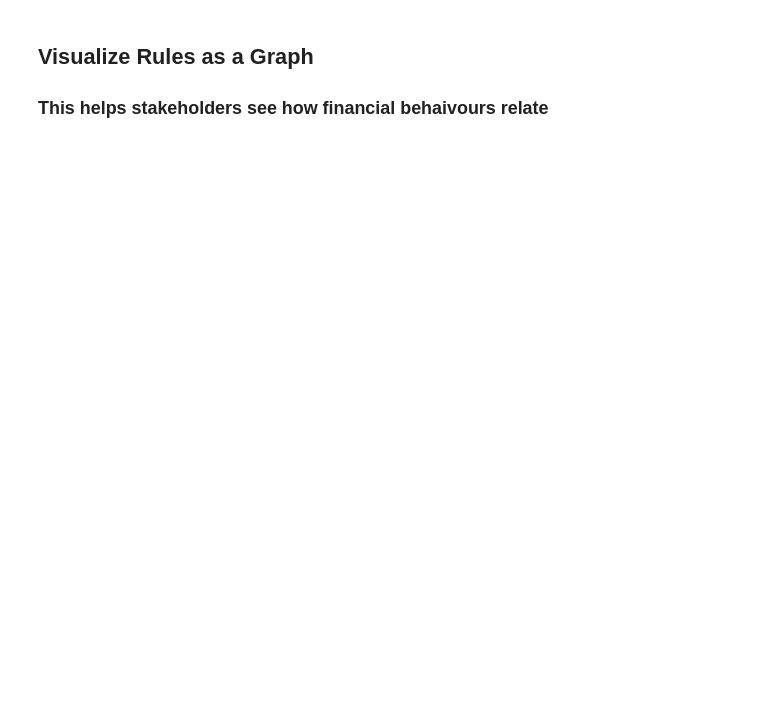
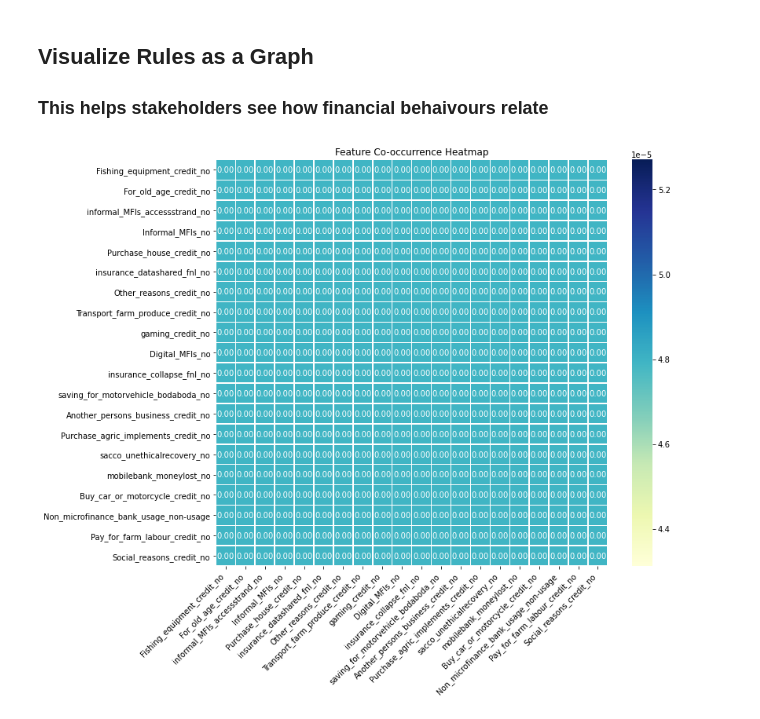
Before and after one commit to RonnyMuthomi/investment_recommender_system, a Jupyter notebook: austin_modelling.ipynb, the cells around one changed output. Saved outputs shown, nothing was run; the diff lists cells and outputs as text; code cells hidden in the pictures; blank space fills up the shorter version.

```diff
--- a/austin_modelling.ipynb
+++ b/austin_modelling.ipynb
@@ -312,3 +406,28 @@ AttributeError: 'InvestmentPipeline' object has no attribute 'prepare_transactio
+# %%
+invest_df_bool['is_from_western_kenya'] = invest_df_bool[['county_bungoma', 'county_busia']].any(axis=1)
 # %% [markdown]
 ## **Visualize Rules as a Graph**
 ### This helps stakeholders see how financial behaivours relate
+# %%
+import seaborn as sns
+import matplotlib.pyplot as plt
+
+# Compute co-occurrence matrix
+co_occurrence = invest_df_bool.T.dot(invest_df_bool)
+
+# Normalize to get co-occurrence rates (optional)
+co_occurrence_normalized = co_occurrence / len(invest_df_bool)
+
+# Filter top features (optional, for readability)
+top_features = invest_df_bool.sum().sort_values(ascending=False).head(20).index
+co_occurrence_filtered = co_occurrence_normalized.loc[top_features, top_features]
+# %%
+plt.figure(figsize=(12, 10))
+sns.heatmap(co_occurrence_filtered, annot=True, fmt=".2f", cmap="YlGnBu", linewidths=0.5)
+plt.title("Feature Co-occurrence Heatmap")
+plt.xticks(rotation=45, ha='right')
+plt.yticks(rotation=0)
+plt.tight_layout()
+plt.show()
+# %% [output]
+[figure, added]
```
Also changed, not shown: parts of 10 cells of this notebook.
